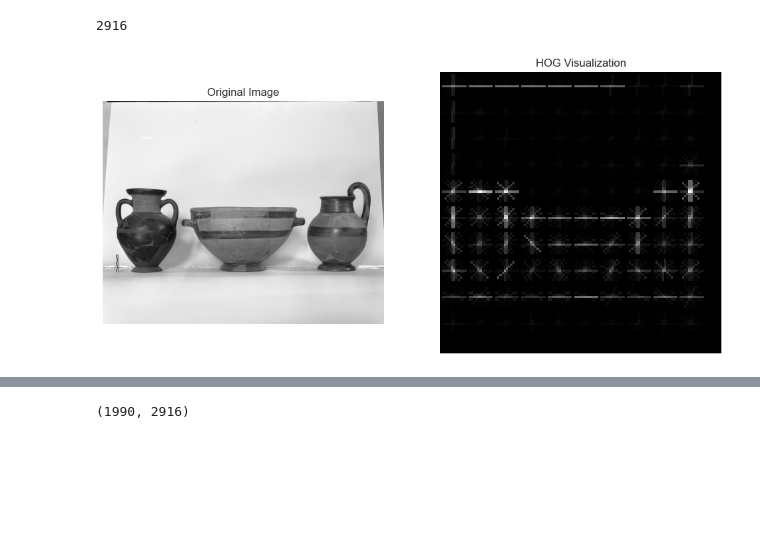
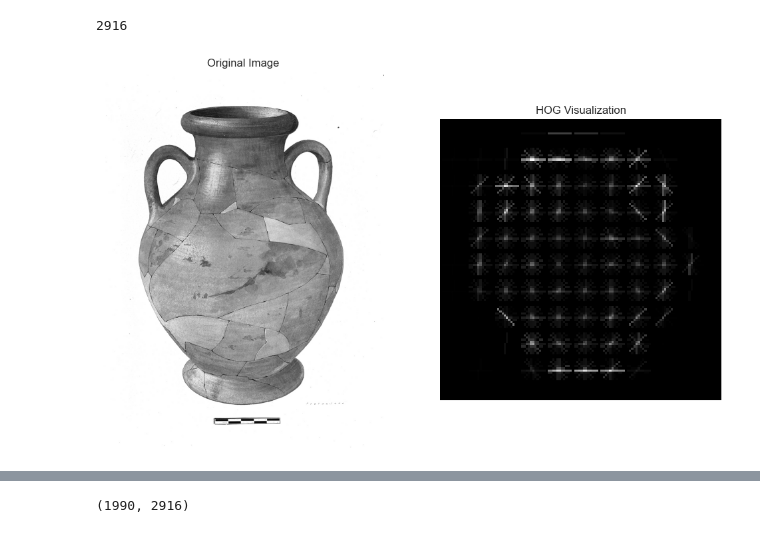
Before and after one commit to dimitris-kr/AgoraPottery, a Jupyter notebook: agora12_feature_extraction.ipynb, the cells around one changed output, grey strips where cells are left out. Saved outputs shown, nothing was run; the diff lists cells and outputs as text; code cells hidden in the pictures; blank space fills up the shorter version.

```diff
--- a/agora12_feature_extraction.ipynb
+++ b/agora12_feature_extraction.ipynb
@@ -45,0 +59,3 @@ data = data.astype({'ImageFilename': 'string'})
+# %%
+def missing_image(image_filename):
+    return not isinstance(image_filename, str)
@@ -283,10 +331,7 @@ def extract_resnet_features(image_path):
         features = resnet(image_tensor).squeeze()
     return features
 # %%
-resnet_image_tensor_list = []
-for image_filename in data["ImageFilename"]:
-    image_path = path_images + image_filename if isinstance(image_filename, str) else ''
-    resnet_image_tensor_list += [extract_resnet_features(image_path)]
+resnet_image_tensor_list = data["ImageFilename"].apply(extract_resnet_features).tolist()
 # %%
 resnet_image_tensors = torch.stack(resnet_image_tensor_list)
 resnet_image_tensors.shape
@@ -341,9 +440,6 @@ import cv2
 from skimage.feature import hog
 # %%
 def cv_read(image_filename):
-    if not isinstance(image_filename, str):
-        return None
-
     return cv2.imread(
         os.path.join(path_images, image_filename),
         cv2.IMREAD_GRAYSCALE
@@ -397,10 +493,10 @@ hog_len
 2916
 # %%
 def extract_hog_features(image_filename, return_image=False):
-    image = cv_read(image_filename)
-    if image is None:
+    if missing_image(image_filename):
         return np.zeros(hog_len).tolist()
 
+    image = cv_read(image_filename)
     image = cv2.resize(image, resize_dim)
     hog_vec, hog_image = hog(
         image,
@@ -414,21 +510,22 @@ def extract_hog_features(image_filename, return_image=False):
 
     return (hog_vec, hog_image) if return_image else hog_vec.tolist()
 # %%
-example_image = cv_read(data["ImageFilename"][0])
-hog_example_vec, hog_example_image = extract_hog_features(data["ImageFilename"][0], return_image=True)
+example_filename = data["ImageFilename"][4]
+example_image = cv_read(example_filename)
+hog_example_vec, hog_example_image = extract_hog_features(example_filename, return_image=True)
 
 plt.figure(figsize=(12, 8))
 plt.subplot(1, 2, 1)
 plt.imshow(example_image, cmap='gray')
 plt.title("Original Image")
 plt.axis('off')
 
 plt.subplot(1, 2, 2)
 plt.imshow(hog_example_image, cmap='gray')
 plt.title("HOG Visualization")
 plt.axis('off')
 plt.show()
 # %% [output]
-[figure, old version]
+[figure, new version]
 # %%
 hog_features = data["ImageFilename"].apply(extract_hog_features).tolist()
```
Also changed, not shown: parts of 41 cells of this notebook.
